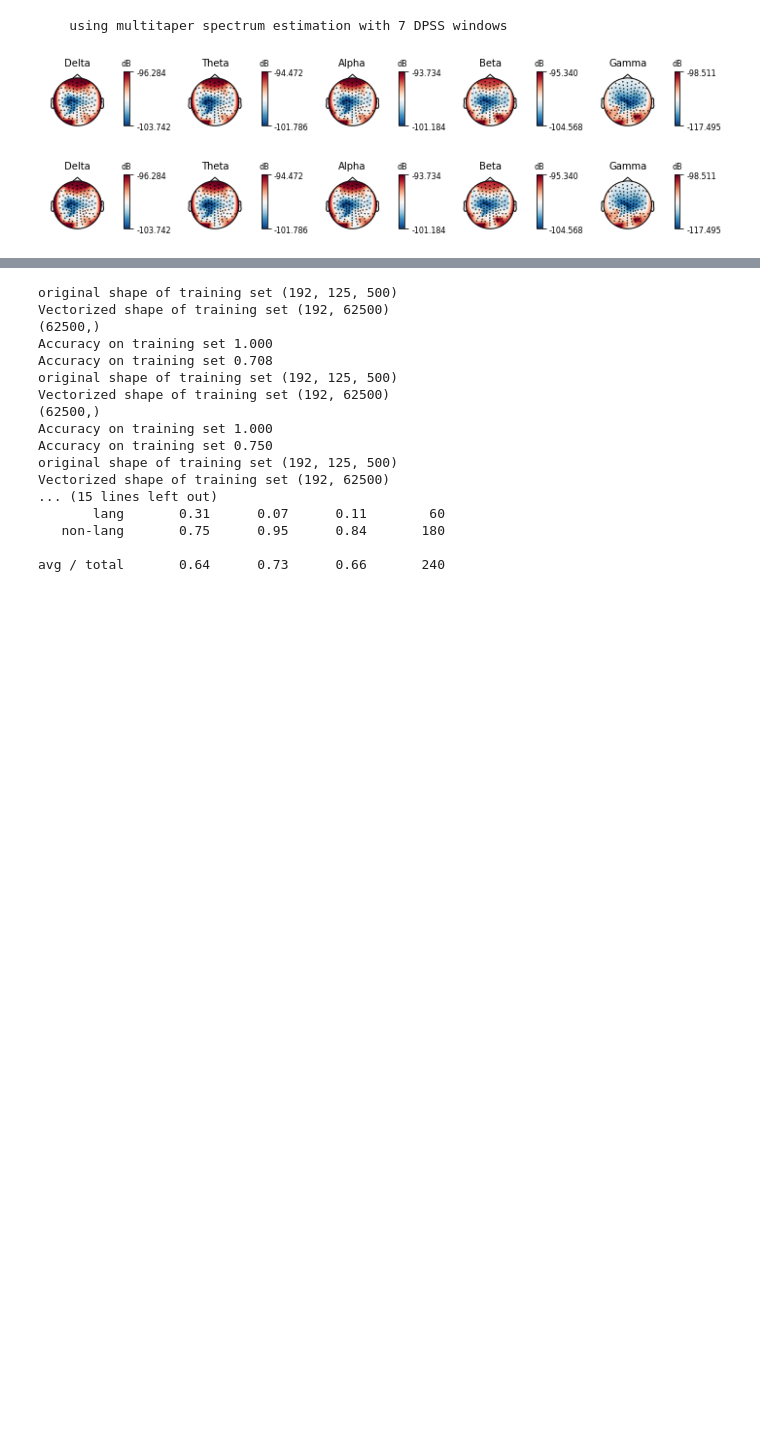
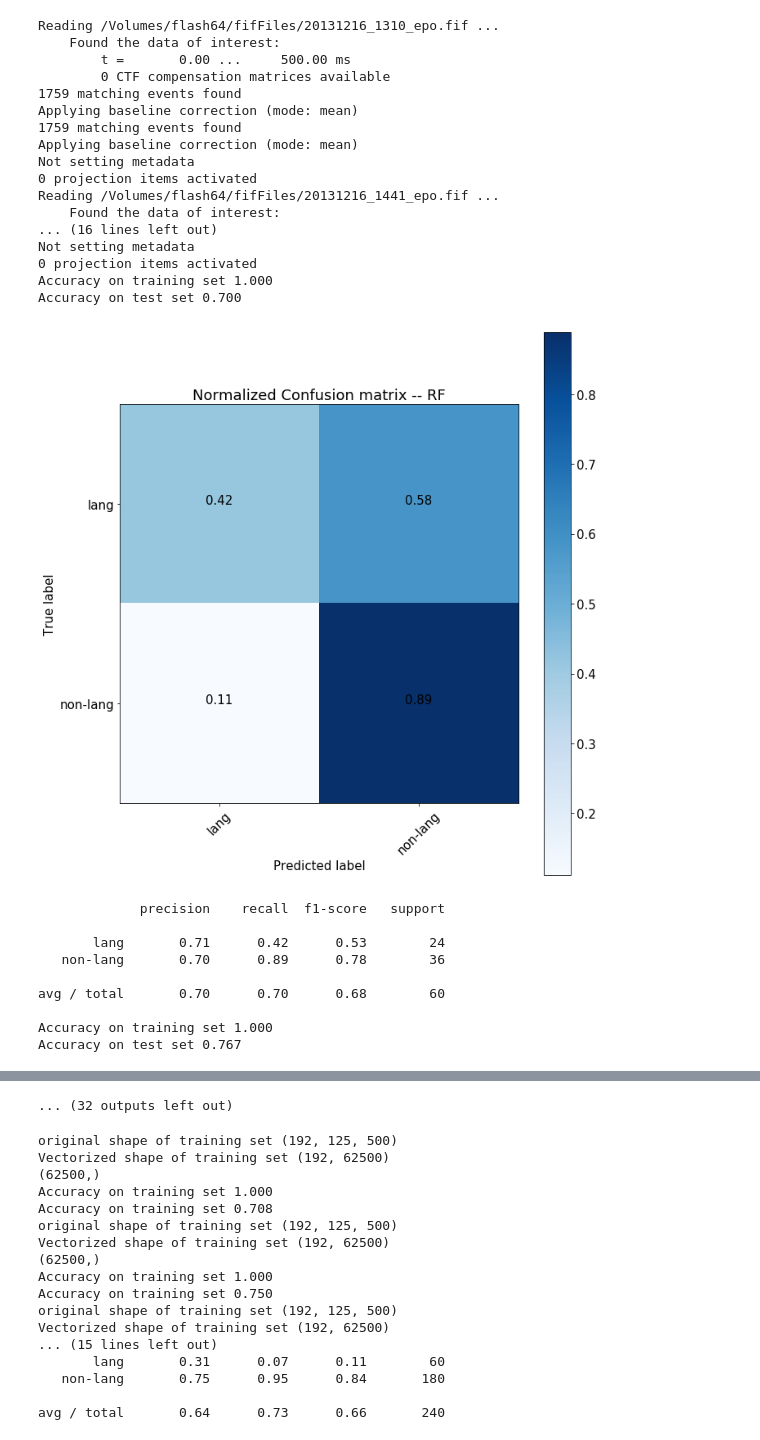
Before and after one commit to edrias/seniorprojecteeg, a Jupyter notebook: Tarekul_Workspace/capstone2/LangVSNonLang_RandomForest.ipynb, the cells around one changed output, grey strips where cells are left out. Cells and saved outputs as stored; diff of their text form; code cells hidden in the pictures; blank space fills up the shorter version.

```diff
--- a/Tarekul_Workspace/capstone2/LangVSNonLang_RandomForest.ipynb
+++ b/Tarekul_Workspace/capstone2/LangVSNonLang_RandomForest.ipynb
@@ -151,7 +85,7 @@ def find_stim_combo(epochObj,stimCombos1,stimCombos2):
     events_new = []
     combo = []
 
-    for i in range(0,numOfEvents,3):
+    for i in range(0,numOfEvents-3,3):
         temp = []
         #print('three')
         for h in range(i,i+3):
@@ -448,11 +288,0 @@ importanct channels shape:  (7,)
-# %%
-"""
-Plot Band topomaps
-"""
-bands = [(0, 4, 'Delta'), (4, 8, 'Theta'), (8, 12, 'Alpha'),
-(12, 30, 'Beta'), (30, 200, 'Gamma')]
-binary_epoch.plot_psd_topomap(bands = bands,low_bias=True)
-# %% [output]
-    using multitaper spectrum estimation with 7 DPSS windows
-[figure, removed]
-[figure, removed]
@@ -458,0 +321,65 @@ binary_epoch.plot_psd_topomap(bands = bands,low_bias=True)
+# %%
+def SubjFolderSearch(path):
+    subjFolders = os.listdir(path)
+    AllFiles = []
+    for i in subjFolders:
+        if '.DS_Store' not in i:
+            AllFiles.append(os.path.join(path,i))
+
+
+    return AllFiles
+# %%
+path = '/Volumes/flash64/fifFiles'
+AllSetFiles = SubjFolderSearch(path)
+#print(AllSetFiles)
+
+master = {}
+for i in range(0,125):
+    master[i] = 0
+
+def find_mod3files(fileArray):
+    #good_paths = []
+    for file in fileArray:
+        epo = mne.read_epochs(file)
+        if epo.get_data().shape[0] % 3 == 0:
+            do(epo)
+
+
+
+
+find_mod3files(AllSetFiles)
+h1 = []
+h2 = []
+for k in master:
+    h1.append(k)
+    h2.append(master[k])
+
+plt.bar(h1,h2)
+# %% [output]
+Reading /Volumes/flash64/fifFiles/20131216_1310_epo.fif ...
+    Found the data of interest:
+        t =       0.00 ...     500.00 ms
+        0 CTF compensation matrices available
+1759 matching events found
+Applying baseline correction (mode: mean)
+1759 matching events found
+Applying baseline correction (mode: mean)
+Not setting metadata
+0 projection items activated
+Reading /Volumes/flash64/fifFiles/20131216_1441_epo.fif ...
+    Found the data of interest:
+... (16 lines left out)
+Not setting metadata
+0 projection items activated
+Accuracy on training set 1.000
+Accuracy on test set 0.700
+[figure, added]
+             precision    recall  f1-score   support
+
+       lang       0.71      0.42      0.53        24
+   non-lang       0.70      0.89      0.78        36
+
+avg / total       0.70      0.70      0.68        60
+
+Accuracy on training set 1.000
+Accuracy on test set 0.767
@@ -459,3 +435,4 @@ binary_epoch.plot_psd_topomap(bands = bands,low_bias=True)
+... (32 outputs left out)
 # %%
 """
 pipeling for converting data from 3D to 2D using vectorizer and
```
Also changed, not shown: parts of 21 cells of this notebook, 1 other file.
